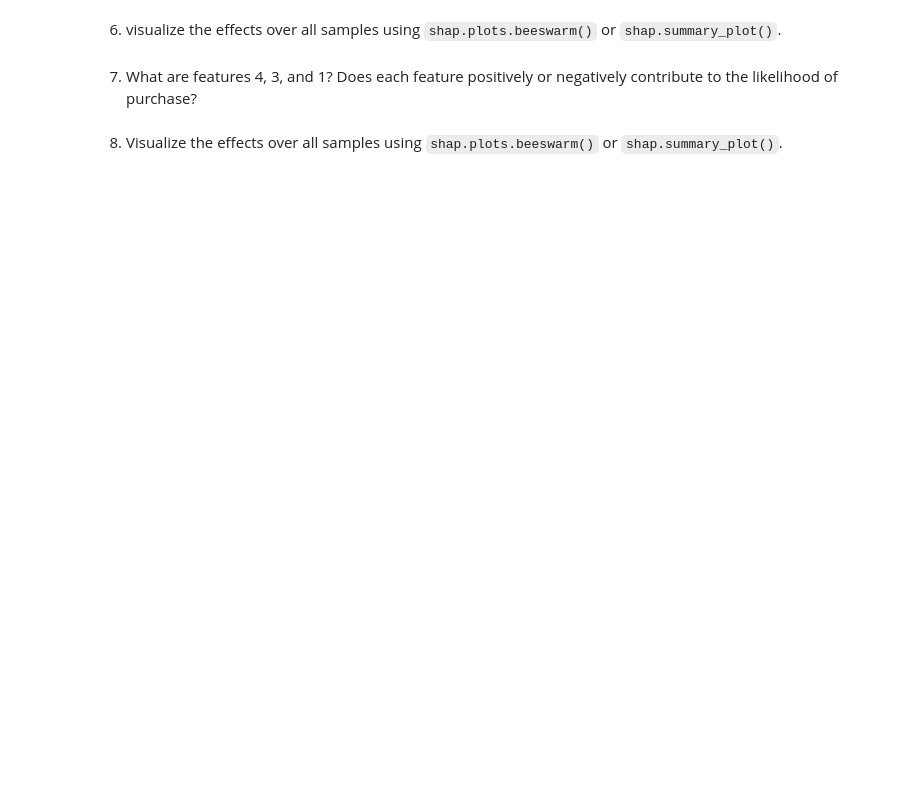
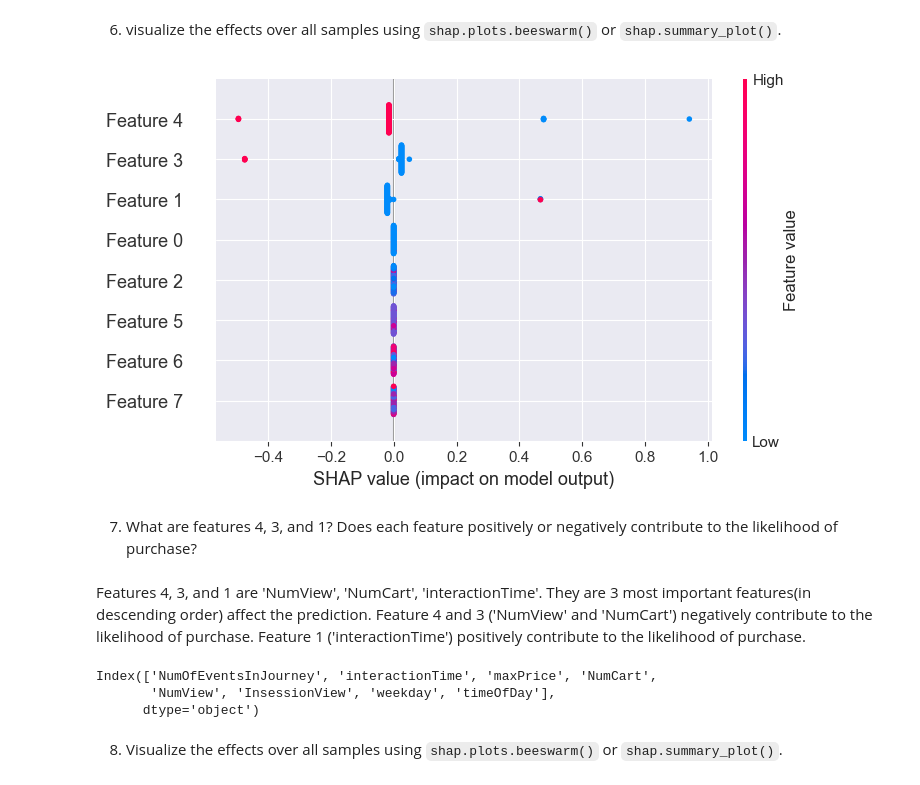
Before and after one commit to happykygo/FourthBrain, a Jupyter notebook: week-06-supervised-ml/nb/electronics-purchase-prediction.ipynb, the cells around one changed output. Saved outputs shown, nothing was run; the diff lists cells and outputs as text; code cells hidden in the pictures; blank space fills up the shorter version.

```diff
--- a/week-06-supervised-ml/nb/electronics-purchase-prediction.ipynb
+++ b/week-06-supervised-ml/nb/electronics-purchase-prediction.ipynb
@@ -350,6 +431,6 @@ Intepretation of a linear model such as logistic regression is staightforward, h
 from sklearn.ensemble import GradientBoostingClassifier
 # %%
 %%time
-gbt_model = None # YOUR CODE HERE
+gbt_model = GradientBoostingClassifier(random_state=0)
 gbt_model.fit(X_train_reduced, y_train)
 gbt_pred = gbt_model.predict(X_test_reduced)
@@ -371,7 +463,7 @@ Once the script works properly, use all the data from `X_test_reduced`.
 Apply `shap.Explainer()` to calculate the SHAP values for the Gradient Boosting classifier you fit earlier.
 # %%
 np.random.seed(123)
-subset_size = X_test_reduced.shape[0] # start with 100
+subset_size = 100 # X_test_reduced.shape[0] # start with 100
 idx = np.random.randint(X_test_reduced.shape[0], size=subset_size)
 X_test_reduced_subset = X_test_reduced[idx, ]
 
@@ -382,3 +471,7 @@ explainer = None# YOUR CODE HERE
+# %%
+import shap
+# explainer = shap.Explainer(gbt_model, X_test_reduced_subset)
+explainer = shap.Explainer(gbt_model.predict, X_test_reduced_subset)
 # %%
 %%time
-shap_values = None # YOUR CODE HERE
+shap_values = explainer(X_test_reduced_subset)
@@ -389,2 +483,6 @@ shap_values = None # YOUR CODE HERE
+# %%
+shap.plots.beeswarm(shap_values)
+# %% [output]
+[figure, added]
 # %% [markdown]
 7. What are features 4, 3, and 1? Does each feature positively or negatively contribute to the likelihood of purchase?
@@ -393,2 +489,12 @@ shap_values = None # YOUR CODE HERE
+# %% [markdown]
+Features 4, 3, and 1 are 'NumView', 'NumCart', 'interactionTime'. They are 3 most important features(in descending order) affect the prediction.
+Feature 4 and 3 ('NumView' and 'NumCart') negatively contribute to the likelihood of purchase.
+Feature 1 ('interactionTime') positively contribute to the likelihood of purchase.
+# %%
+test_df_reduced.drop(columns='Purchase').columns
+# %% [output]
+Index(['NumOfEventsInJourney', 'interactionTime', 'maxPrice', 'NumCart',
+       'NumView', 'InsessionView', 'weekday', 'timeOfDay'],
+      dtype='object')
 # %% [markdown]
 8. Visualize the effects over all samples using `shap.plots.beeswarm()` or `shap.summary_plot()`.
```
Also changed, not shown: parts of 60 cells of this notebook, 10 other files.
